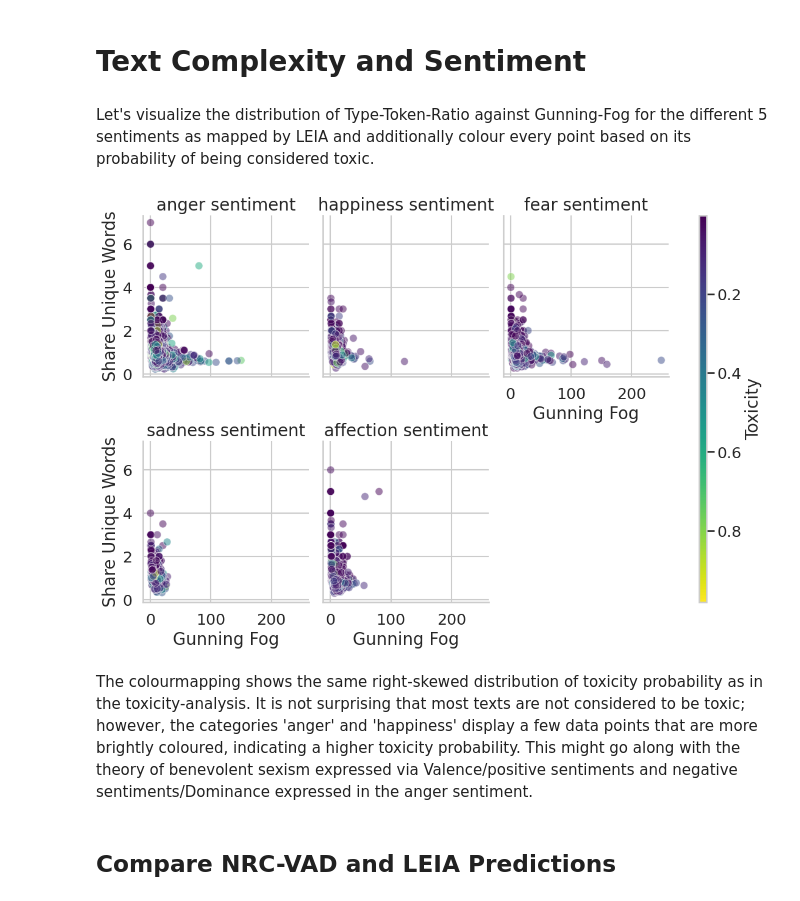
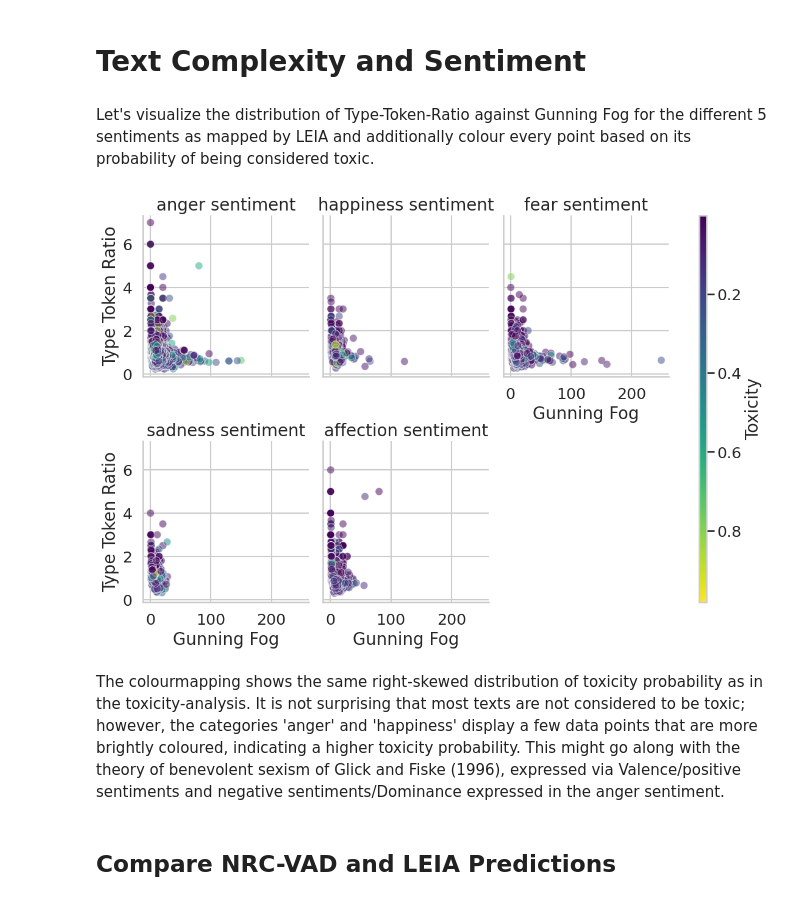
Before and after one commit to joerdisstrack/gender_bias_CSS_RP, a Jupyter notebook: code/text_complexity/text-complexity-analysis.ipynb, the cells around one changed output. Cells and saved outputs as stored; diff of their text form; code cells hidden in the pictures.

```diff
--- a/code/text_complexity/text-complexity-analysis.ipynb
+++ b/code/text_complexity/text-complexity-analysis.ipynb
@@ -26,6 +26,8 @@ from sklearn.metrics import silhouette_score
 # %%
 # read in data
 data = pd.read_csv("/kaggle/input/final-text-complexity-css-rp/gender_bias_toxicity_complexity.csv", low_memory=False)
+# %%
+data.rename(columns={'share_unique words': 'type_token_ratio'}, inplace=True)
 # %%
 print([col for col in data.columns])
 # %% [output]
@@ -332,39 +452,39 @@ plt.show()
 # %% [markdown]
 # Text Complexity and Sentiment
 # %% [markdown]
-Let's visualize the distribution of Type-Token-Ratio against Gunning-Fog for the different 5 sentiments as mapped by LEIA and additionally colour every point based on its probability of being considered toxic.
+Let's visualize the distribution of Type-Token-Ratio against Gunning Fog for the different 5 sentiments as mapped by LEIA and additionally colour every point based on its probability of being considered toxic.
 # %%
 # set colormap for consistency and norm viridis pattern over all toxicity probs
 cmap =  plt.colormaps.get_cmap('viridis')
 norm = mcolors.Normalize(vmin=data['toxicity'].min(), vmax=data['toxicity'].max())
 
 # use seaborn for facetgrid and
 g = sns.FacetGrid(data, col="sentiment", col_wrap=3, height=4, aspect=1)
-g.map_dataframe(sns.scatterplot, x="Gunning_Fog", y="share_unique words", hue="toxicity", palette=cmap, alpha=0.5)
+g.map_dataframe(sns.scatterplot, x="Gunning_Fog", y="type_token_ratio", hue="toxicity", palette=cmap, alpha=0.5)
 
 # add and adjust labels
 g.set_titles(col_template="{col_name} sentiment")
-g.set_axis_labels("Gunning Fog", "Share Unique Words")
+g.set_axis_labels("Gunning Fog", "Type Token Ratio")
 
 # create toxicity-legend
 sm = plt.cm.ScalarMappable(cmap=cmap, norm=norm)
 sm.set_array([])  # Only needed for older Matplotlib versions
 
 # set toxicity-legend as a vertical bar that displays the colourmap
 cbar = g.fig.colorbar(sm, ax=g.axes, orientation='vertical', pad=0.01, aspect=50)
 cbar.set_label('Toxicity')
 cbar.ax.invert_yaxis()
 
 # adjust layout to make room for toxicity-legend
 g.fig.subplots_adjust(right=0.8, hspace=0.4)
 
 plt.savefig('text_complexity_against_sentiment_toxicity.png', bbox_inches='tight')
 
 plt.show()
 # %% [output]
-[figure, old version]
+[figure, new version]
 # %% [markdown]
-The colourmapping shows the same right-skewed distribution of toxicity probability as in the toxicity-analysis. It is not surprising that most texts are not considered to be toxic; however, the categories 'anger' and 'happiness' display a few data points that are more brightly coloured, indicating a higher toxicity probability. This might go along with the theory of benevolent sexism expressed via Valence/positive sentiments and negative sentiments/Dominance expressed in the anger sentiment.
+The colourmapping shows the same right-skewed distribution of toxicity probability as in the toxicity-analysis. It is not surprising that most texts are not considered to be toxic; however, the categories 'anger' and 'happiness' display a few data points that are more brightly coloured, indicating a higher toxicity probability. This might go along with the theory of benevolent sexism of Glick and Fiske (1996), expressed via Valence/positive sentiments and negative sentiments/Dominance expressed in the anger sentiment.
 # %% [markdown]
 ## Compare NRC-VAD and LEIA Predictions
 # %%
```
Also changed, not shown: parts of 22 cells of this notebook, 5 other files.
